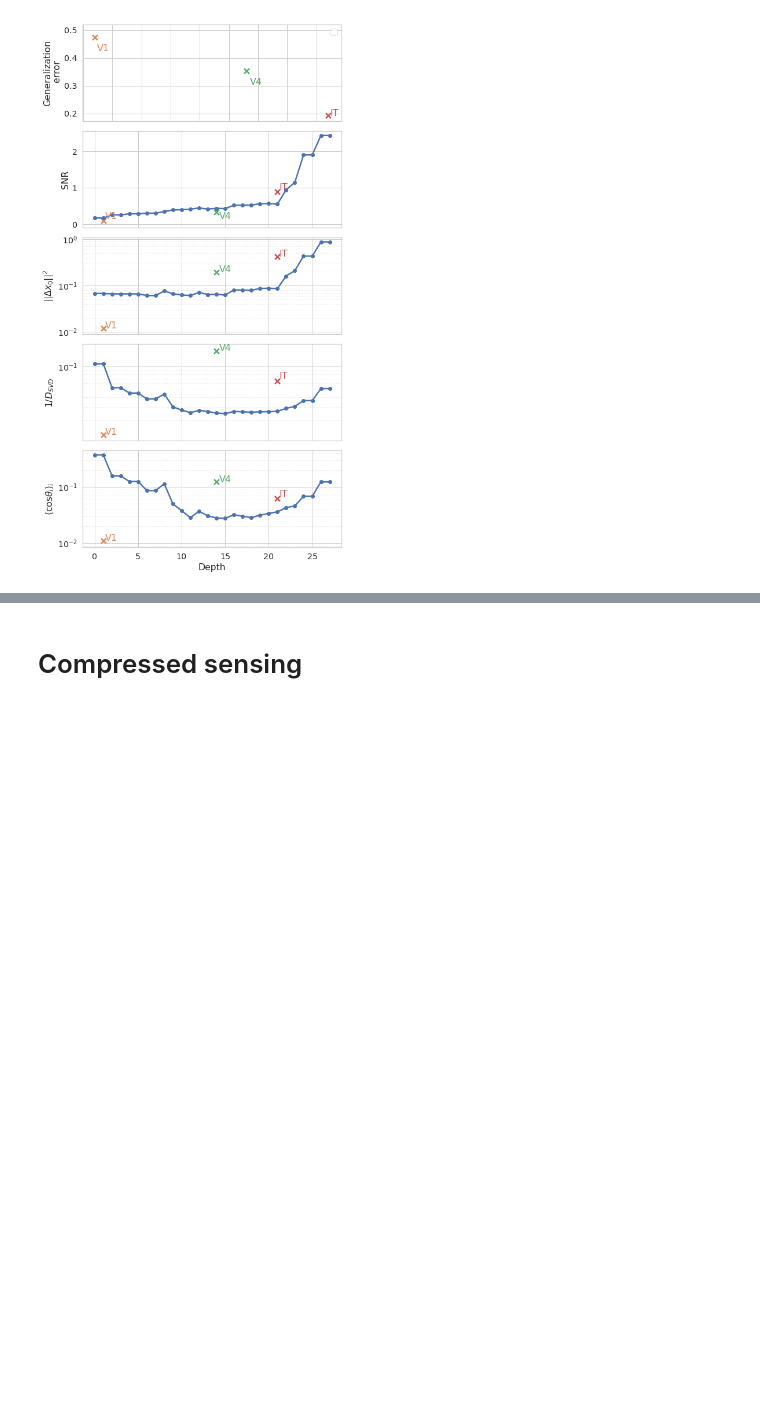
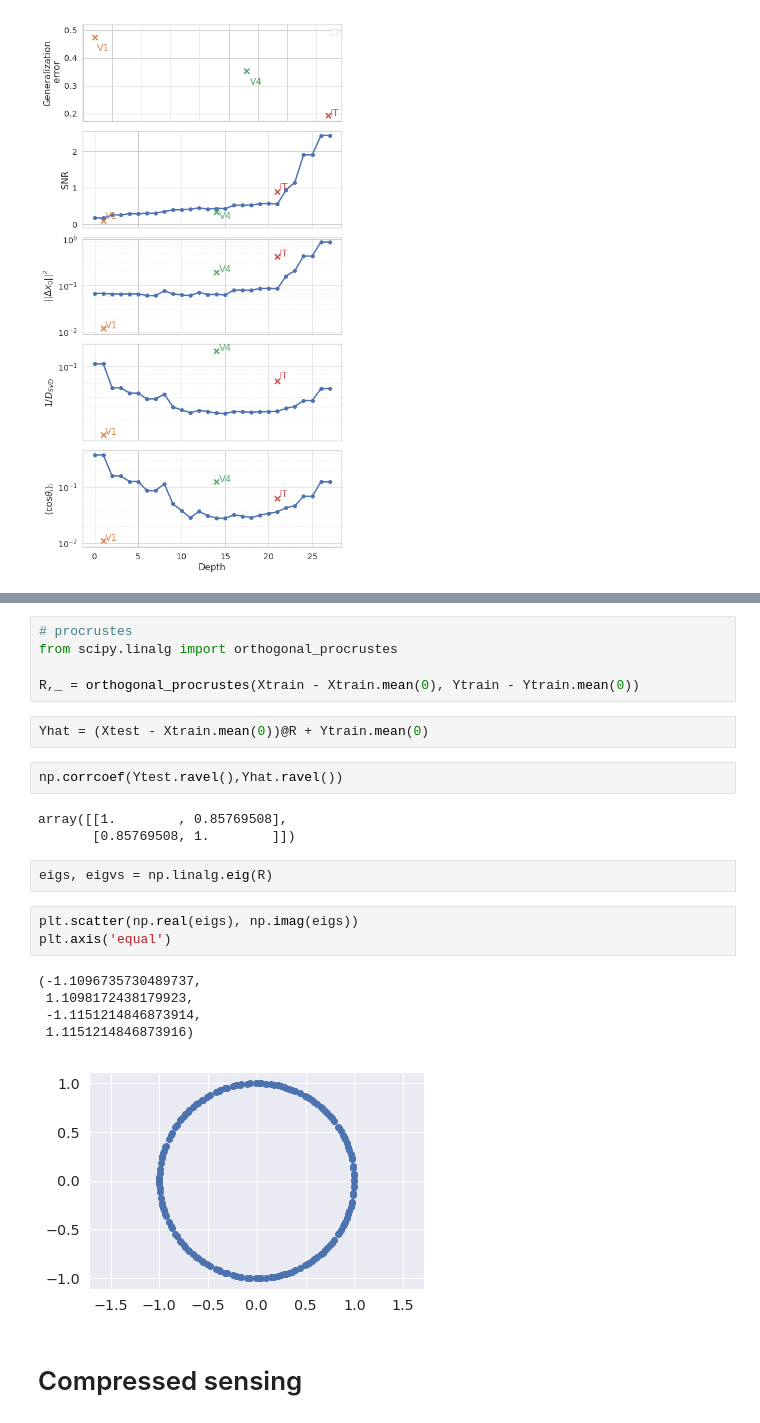
Before and after one commit to bsorsch/geometry-fewshot-learning, a Jupyter notebook: ResNet_macaque_stimuli.ipynb, the cells around one changed output, grey strips where cells are left out. Saved outputs shown, nothing was run; the diff lists cells and outputs as text; blank space fills up the shorter version.

Commit message:
procrustes

```diff
--- a/ResNet_macaque_stimuli.ipynb
+++ b/ResNet_macaque_stimuli.ipynb
@@ -739,3 +827,26 @@ No handles with labels found to put in legend.
+# %%
+# procrustes
+from scipy.linalg import orthogonal_procrustes
+
+R,_ = orthogonal_procrustes(Xtrain - Xtrain.mean(0), Ytrain - Ytrain.mean(0))
+# %%
+Yhat = (Xtest - Xtrain.mean(0))@R + Ytrain.mean(0)
+# %%
+np.corrcoef(Ytest.ravel(),Yhat.ravel())
+# %% [output]
+array([[1.        , 0.85769508],
+       [0.85769508, 1.        ]])
+# %%
+eigs, eigvs = np.linalg.eig(R)
+# %%
+plt.scatter(np.real(eigs), np.imag(eigs))
+plt.axis('equal')
+# %% [output]
+(-1.1096735730489737,
+ 1.1098172438179923,
+ -1.1151214846873914,
+ 1.1151214846873916)
+[figure, added]
 # %% [markdown]
 # Compressed sensing
 # %%
```
Also changed, not shown: parts of 18 cells of this notebook, 1 other file.
